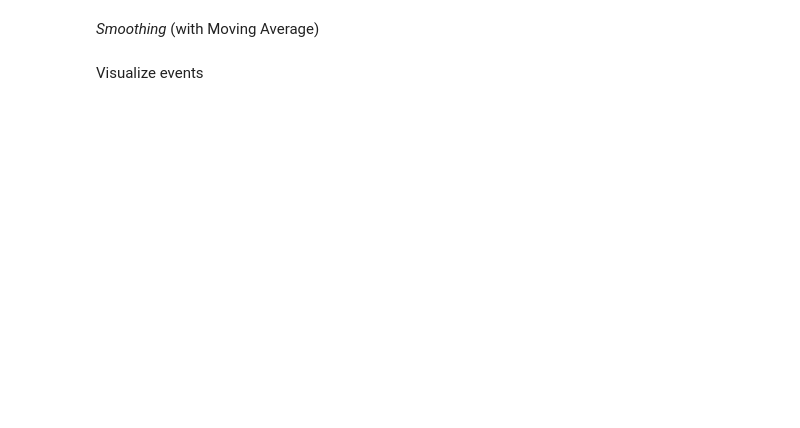
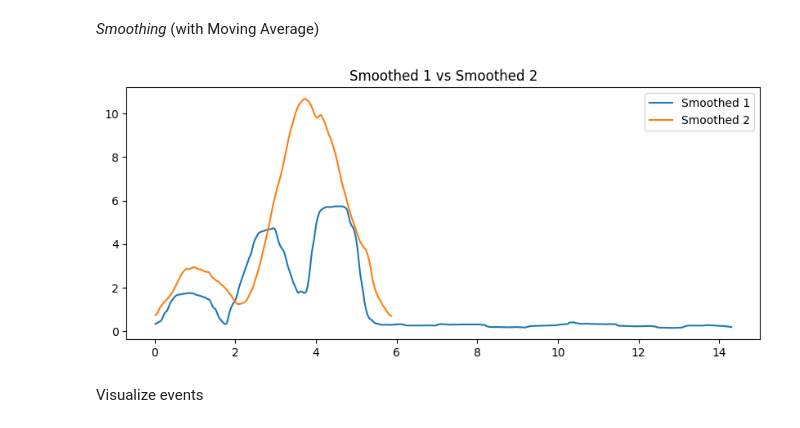
Before and after one commit to franciscotovar/wtd, a Jupyter notebook: Workshop3_From Idea to Measurement/Week7.ipynb, the cells around one changed output. Cells and saved outputs as stored; diff of their text form; code cells hidden in the pictures; blank space fills up the shorter version.

```diff
--- a/Workshop3_From Idea to Measurement/Week7.ipynb
+++ b/Workshop3_From Idea to Measurement/Week7.ipynb
@@ -68,17 +86,24 @@ plt.show()
 # %% [markdown]
 *Smoothing* (with Moving Average)
 # %%
-window_size = int(0.1 * fs)  # 100 ms window
+window_size = int(1.2 * fs)  # 100 ms window
 acc_smooth = np.convolve(acc_mag,
                          np.ones(window_size)/window_size,
                          mode='same')
 
+window_size2 = int(1.3 * fs2)  # 100 ms window
+acc_smooth2 = np.convolve(acc_mag2,
+                         np.ones(window_size2)/window_size2,
+                         mode='same')
+
 plt.figure(figsize=(10,4))
-plt.plot(t, acc_mag, alpha=0.4, label="Raw")
-plt.plot(t, acc_smooth, label="Smoothed")
+plt.plot(t, acc_smooth, label="Smoothed 1")
+plt.plot(t2, acc_smooth2, label="Smoothed 2")
 plt.legend()
-plt.title("Raw vs Smoothed Signal")
+plt.title("Smoothed 1 vs Smoothed 2")
 plt.show()
+# %% [output]
+[figure, added]
 # %% [markdown]
 Visualize events
 # %%
```
Also changed, not shown: parts of 16 cells of this notebook.
